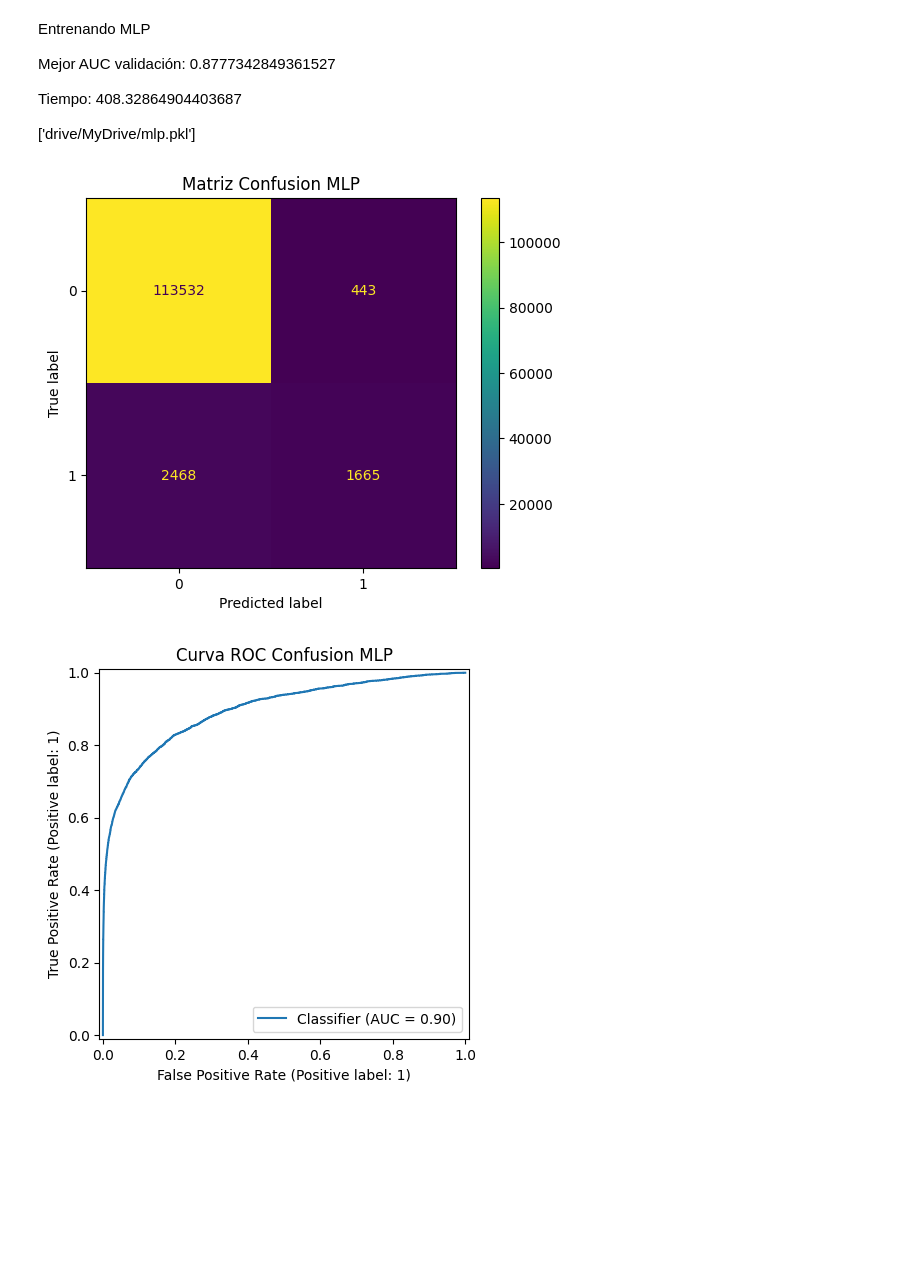
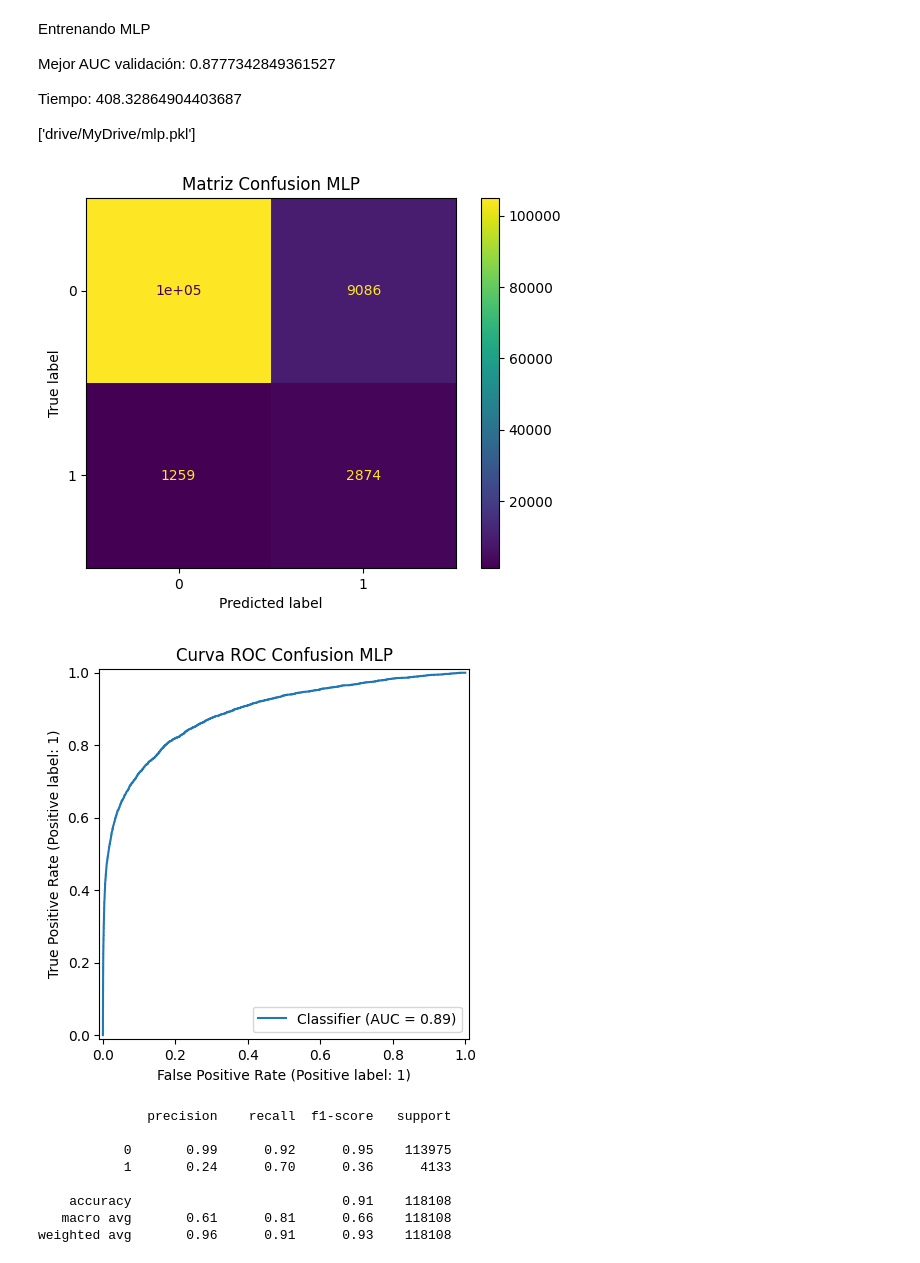
Before and after one commit to Jefryllerena/Parcial_Practico_Regresion_Segmentacion, a Jupyter notebook: _sources/modelos_clasificacion.ipynb, the cells around one changed output. Cells and saved outputs as stored; diff of their text form; code cells hidden in the pictures; blank space fills up the shorter version.

```diff
--- a/_sources/modelos_clasificacion.ipynb
+++ b/_sources/modelos_clasificacion.ipynb
@@ -218,6 +414,6 @@ Tiempo: 36.64292669296265
 # %%
 # arbol_metricas
-modelo_dt = joblib.load('drive/MyDrive/arbol.pkl')
+modelo_dt = joblib.load('drive/MyDrive/punto_2_arbol.pkl')
 pro_dt = modelo_dt.predict_proba(X_val)[:, 1]
 pr_dt = (pro_dt >= 0.5).astype(int)
 cm_dt = confusion_matrix(y_val, pr_dt)
@@ -232,6 +428,7 @@ plt.show()
 
 res = ['Decision Tree', precision_score(y_val, pr_dt), recall_score(y_val, pr_dt), f1_score(y_val, pr_dt), roc_auc_score(y_val, pro_dt)]
 resultados.loc[len(resultados)] = res
+print(classification_report(y_val, pr_dt))
 
 resultados
 # %% [output]
@@ -275,6 +531,6 @@ Tiempo: 220.5481595993042
 # %%
 # rf_metricas
-modelo_rf = joblib.load('drive/MyDrive/rf.pkl')
+modelo_rf = joblib.load('drive/MyDrive/punto_2_rf.pkl')
 pro_rf = modelo_rf.predict_proba(X_val)[:, 1]
 pr_rf = (pro_rf >= 0.5).astype(int)
 cm_rf = confusion_matrix(y_val, pr_rf)
@@ -286,6 +542,7 @@ plt.title("Curva ROC Confusion RANDOM FOREST")
 plt.show()
 res = ['Random Forest', precision_score(y_val, pr_rf), recall_score(y_val, pr_rf), f1_score(y_val, pr_rf), roc_auc_score(y_val, pro_rf)]
 resultados.loc[len(resultados)] = res
+print(classification_report(y_val, pr_rf))
 
 resultados
 # %% [output]
@@ -330,6 +637,6 @@ Tiempo: 67.46106290817261
 # %%
 # xgboost_metricas
-modelo_xgb = joblib.load('drive/MyDrive/xgb.pkl')
+modelo_xgb = joblib.load('drive/MyDrive/punto_2_xgb.pkl')
 pro_xgb = modelo_xgb.predict_proba(X_val)[:, 1]
 pr_xgb = (pro_xgb >= 0.5).astype(int)
 cm_xgb = confusion_matrix(y_val, pr_xgb)
@@ -342,6 +649,7 @@ plt.title("Curva ROC Confusion XGBoost")
 plt.show()
 res = ['XGBoost', precision_score(y_val, pr_xgb), recall_score(y_val, pr_xgb), f1_score(y_val, pr_xgb), roc_auc_score(y_val, pro_xgb)]
 resultados.loc[len(resultados)] = res
+print(classification_report(y_val, pr_xgb))
 
 resultados
 # %% [output]
@@ -381,10 +672,0 @@ Entrenando SVM
-# %%
-# svm_metricas
-modelo_svm = joblib.load('drive/MyDrive/svm.pkl')
-pro_svm = modelo_svm.predict_proba(X_val)[:, 1]
-pr_svm = (pro_svm >= 0.5).astype(int)
-cm_svm = confusion_matrix(y_val, pr_svm)
-ConfusionMatrixDisplay(cm_svm).plot(); plt.show()
-RocCurveDisplay.from_predictions(y_val, pro_svm); plt.show()
-res = ['SVM', precision_score(y_val, pr_svm), recall_score(y_val, pr_svm), f1_score(y_val, pr_svm), roc_auc_score(y_val, pro_svm)]
-resultados.loc[len(resultados)] = res; print(resultados.tail(1))
@@ -409,25 +736,34 @@ Tiempo: 408.32864904403687
 ['drive/MyDrive/mlp.pkl']
 # %%
 # mlp_metricas
-modelo_mlp = joblib.load('drive/MyDrive/mlp.pkl')
+modelo_mlp = joblib.load('drive/MyDrive/punto_2_mlp.pkl')
 pro_mlp = modelo_mlp.predict_proba(X_val)[:, 1]
 pr_mlp = (pro_mlp >= 0.5).astype(int)
 cm_mlp = confusion_matrix(y_val, pr_mlp)
 ConfusionMatrixDisplay(cm_mlp).plot()
 
 plt.title("Matriz Confusion MLP")
 plt.show()
 
 RocCurveDisplay.from_predictions(y_val, pro_mlp)
 plt.title("Curva ROC Confusion MLP")
 plt.show()
 
 res = ['MLP', precision_score(y_val, pr_mlp), recall_score(y_val, pr_mlp), f1_score(y_val, pr_mlp), roc_auc_score(y_val, pro_mlp)]
 
 resultados.loc[len(resultados)] = res
+print(classification_report(y_val, pr_mlp))
 
 resultados
 # %% [output]
-[figure, old version]
+[figure, new version]
-[figure, old version]
+[figure, new version]
+              precision    recall  f1-score   support
+
+           0       0.99      0.92      0.95    113975
+           1       0.24      0.70      0.36      4133
+
+    accuracy                           0.91    118108
+   macro avg       0.61      0.81      0.66    118108
+weighted avg       0.96      0.91      0.93    118108
 |  | modelo | precision | recall | f1 | auc |
```
Also changed, not shown: parts of 57 cells of this notebook, 30 other files.
